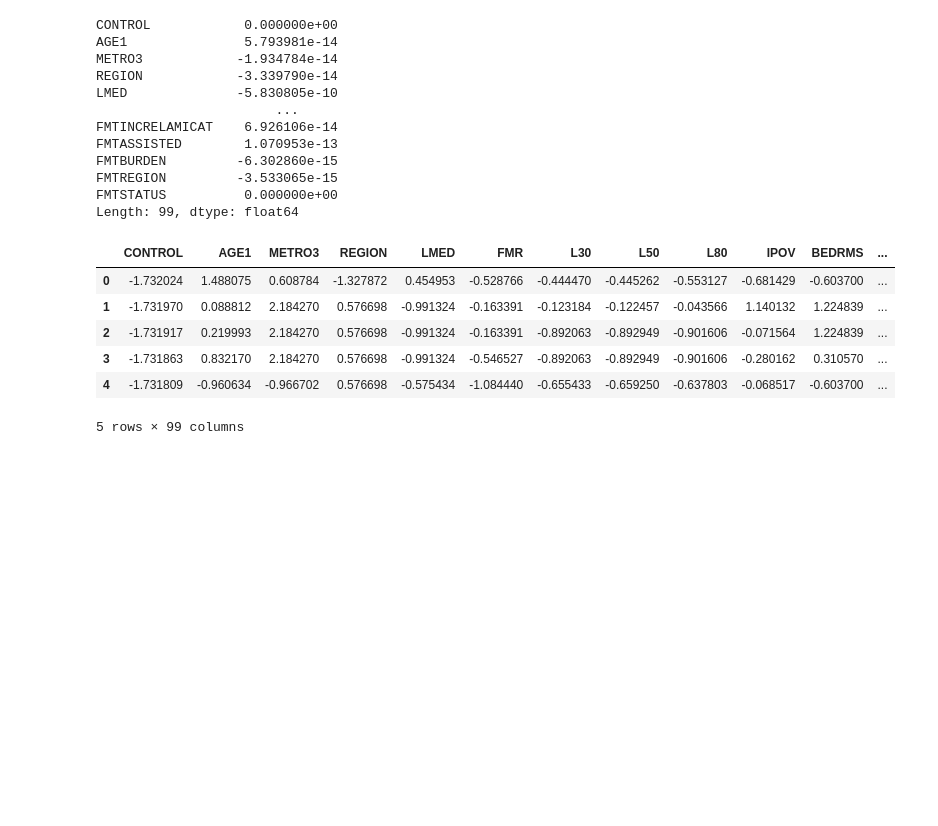
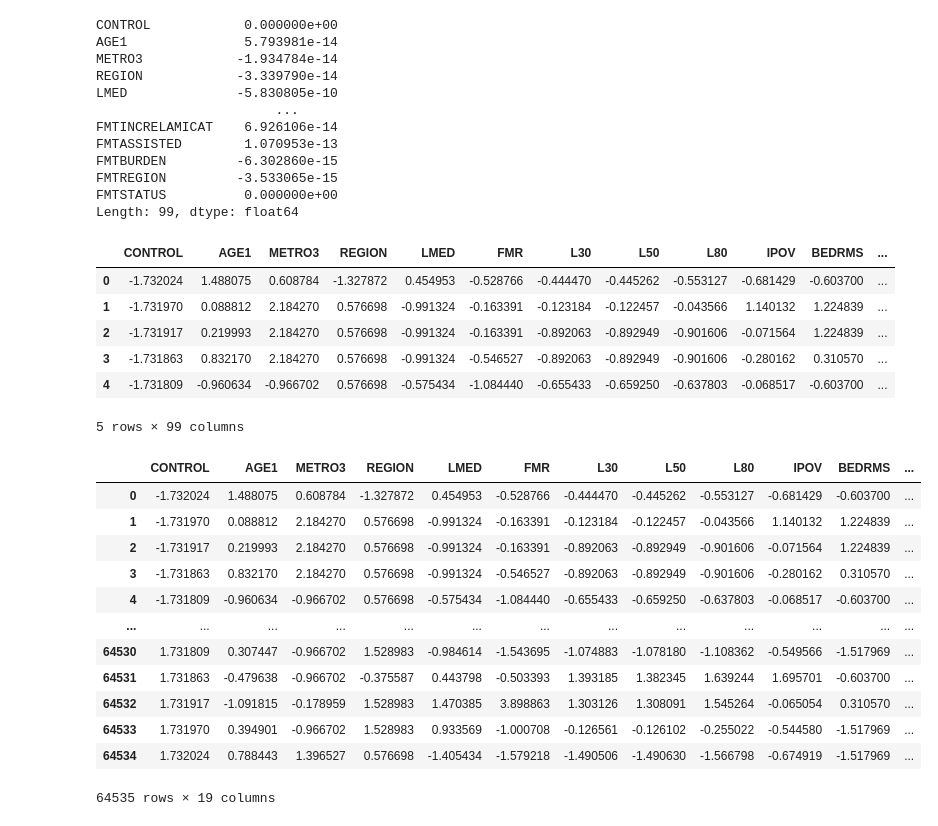
Before and after one commit to ekoly/DS-Unit-1-Sprint-3-Linear-Algebra, a Jupyter notebook: module3-dimensionality-reduction/LS_DS_133_High_Dimensional_Data_Assignment.ipynb, the cells around one changed output. Drawn from its saved outputs; the diff is of its cells as text; code cells hidden in the pictures; blank space fills up the shorter version.

```diff
--- a/module3-dimensionality-reduction/LS_DS_133_High_Dimensional_Data_Assignment.ipynb
+++ b/module3-dimensionality-reduction/LS_DS_133_High_Dimensional_Data_Assignment.ipynb
@@ -308,3 +308,19 @@ standardized.head()
 | 3 | -1.731863 | 0.832170 | 2.184270 | 0.576698 | -0.991324 | -0.546527 | -0.892063 | -0.892949 | -0.901606 | -0.280162 | 0.310570 | ... |
 | 4 | -1.731809 | -0.960634 | -0.966702 | 0.576698 | -0.575434 | -1.084440 | -0.655433 | -0.659250 | -0.637803 | -0.068517 | -0.603700 | ... |
 5 rows × 99 columns
+# %%
+standardized.iloc[:, 0:19]
+# %% [output]
+|  | CONTROL | AGE1 | METRO3 | REGION | LMED | FMR | L30 | L50 | L80 | IPOV | BEDRMS | ... |
+| 0 | -1.732024 | 1.488075 | 0.608784 | -1.327872 | 0.454953 | -0.528766 | -0.444470 | -0.445262 | -0.553127 | -0.681429 | -0.603700 | ... |
+| 1 | -1.731970 | 0.088812 | 2.184270 | 0.576698 | -0.991324 | -0.163391 | -0.123184 | -0.122457 | -0.043566 | 1.140132 | 1.224839 | ... |
+| 2 | -1.731917 | 0.219993 | 2.184270 | 0.576698 | -0.991324 | -0.163391 | -0.892063 | -0.892949 | -0.901606 | -0.071564 | 1.224839 | ... |
+| 3 | -1.731863 | 0.832170 | 2.184270 | 0.576698 | -0.991324 | -0.546527 | -0.892063 | -0.892949 | -0.901606 | -0.280162 | 0.310570 | ... |
+| 4 | -1.731809 | -0.960634 | -0.966702 | 0.576698 | -0.575434 | -1.084440 | -0.655433 | -0.659250 | -0.637803 | -0.068517 | -0.603700 | ... |
+| ... | ... | ... | ... | ... | ... | ... | ... | ... | ... | ... | ... | ... |
+| 64530 | 1.731809 | 0.307447 | -0.966702 | 1.528983 | -0.984614 | -1.543695 | -1.074883 | -1.078180 | -1.108362 | -0.549566 | -1.517969 | ... |
+| 64531 | 1.731863 | -0.479638 | -0.966702 | -0.375587 | 0.443798 | -0.503393 | 1.393185 | 1.382345 | 1.639244 | 1.695701 | -0.603700 | ... |
+| 64532 | 1.731917 | -1.091815 | -0.178959 | 1.528983 | 1.470385 | 3.898863 | 1.303126 | 1.308091 | 1.545264 | -0.065054 | 0.310570 | ... |
+| 64533 | 1.731970 | 0.394901 | -0.966702 | 1.528983 | 0.933569 | -1.000708 | -0.126561 | -0.126102 | -0.255022 | -0.544580 | -1.517969 | ... |
+| 64534 | 1.732024 | 0.788443 | 1.396527 | 0.576698 | -1.405434 | -1.579218 | -1.490506 | -1.490630 | -1.566798 | -0.674919 | -1.517969 | ... |
+64535 rows × 19 columns
```
Also changed, not shown: parts of 4 cells of this notebook.
